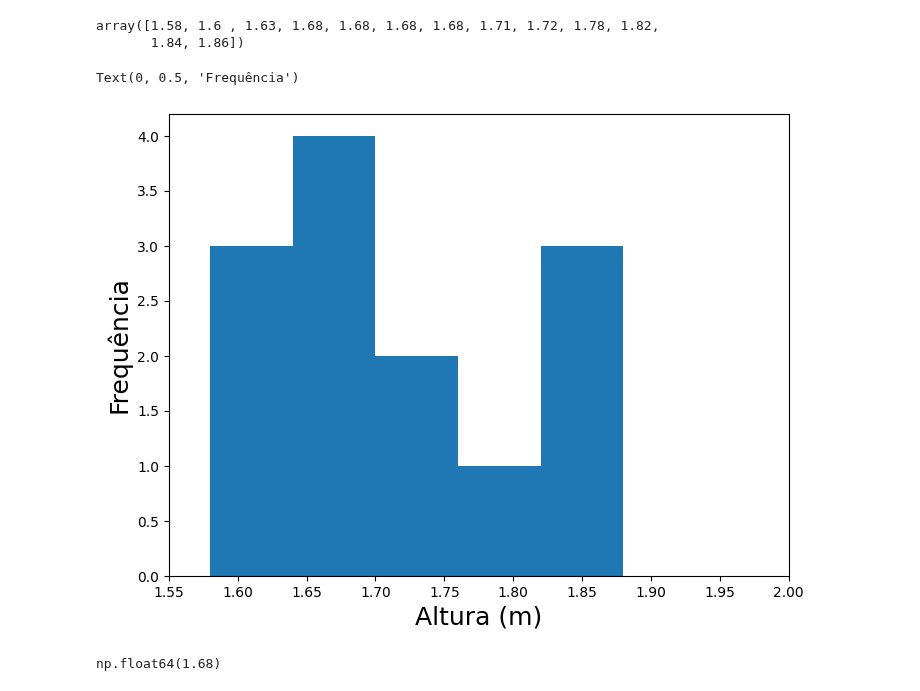
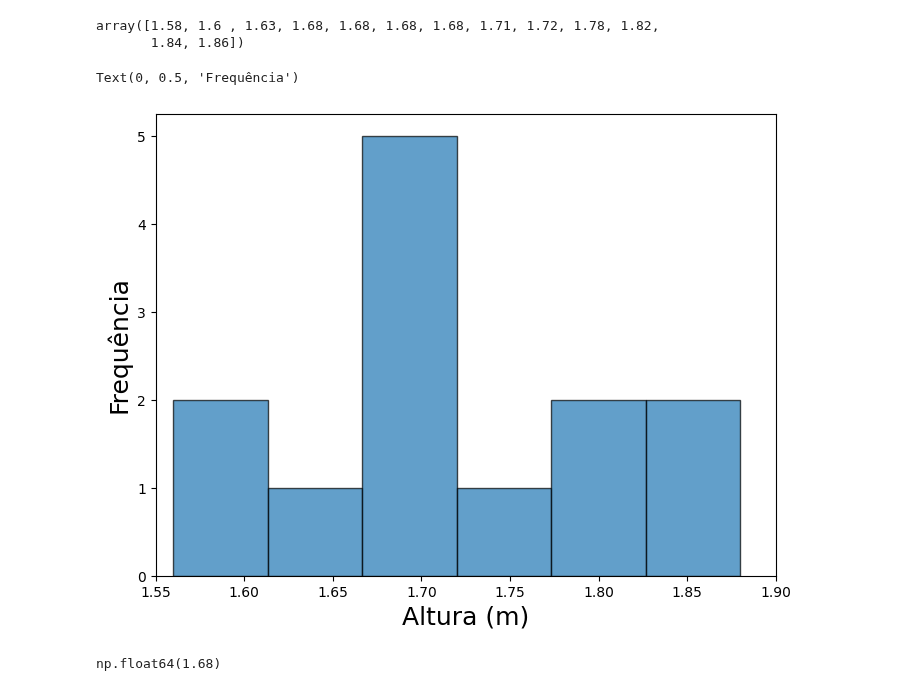
Before and after one commit to elizamelo/FisicaGeral, a Jupyter notebook: aula01_dados_da_turma2_2025_1.ipynb, the cells around one changed output. Cells and saved outputs as stored; diff of their text form; code cells hidden in the pictures.

```diff
--- a/aula01_dados_da_turma2_2025_1.ipynb
+++ b/aula01_dados_da_turma2_2025_1.ipynb
@@ -275,13 +293,13 @@ array([1.58, 1.6 , 1.63, 1.68, 1.68, 1.68, 1.68, 1.71, 1.72, 1.78, 1.82,
 # %%
 fig = plt.figure( figsize=(8,6) )
 
-counts, bins, _ = plt.hist( array_Altura, bins=5, range=(1.58, 1.88) )
-plt.xlim( 1.55, 2.00 )
+counts, bins, _ = plt.hist( array_Altura, bins=6, range=(1.56, 1.88),edgecolor='black', alpha=0.7 )
+plt.xlim( 1.55, 1.90 )
 plt.xlabel( "Altura (m)", fontsize=18 )
 plt.ylabel( "Frequência", fontsize=18 )
 # %% [output]
 Text(0, 0.5, 'Frequência')
-[figure, old version]
+[figure, new version]
 # %%
 #Mediana
 np.median(array_Altura)
```
Also changed, not shown: parts of 10 cells of this notebook.
